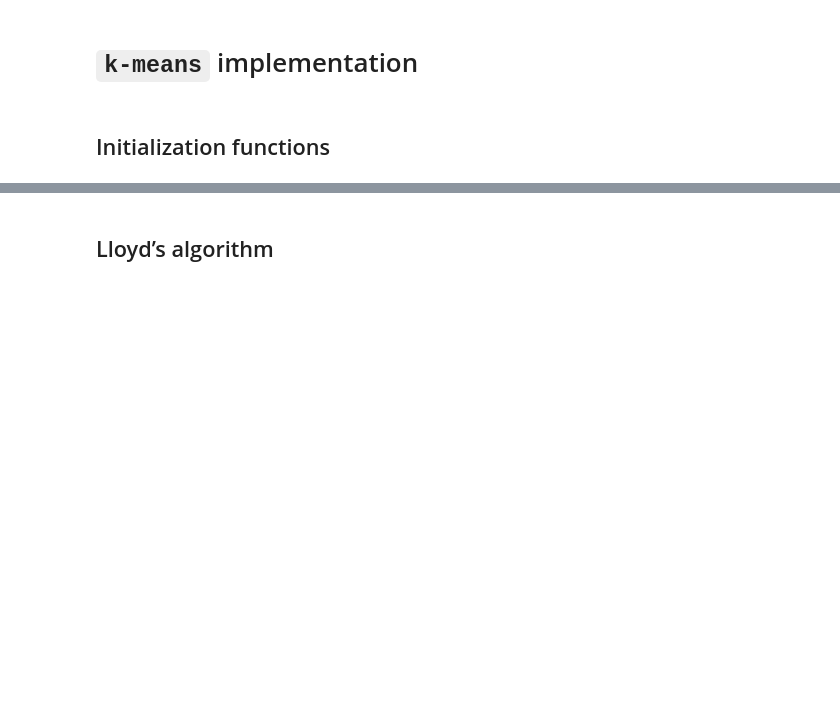
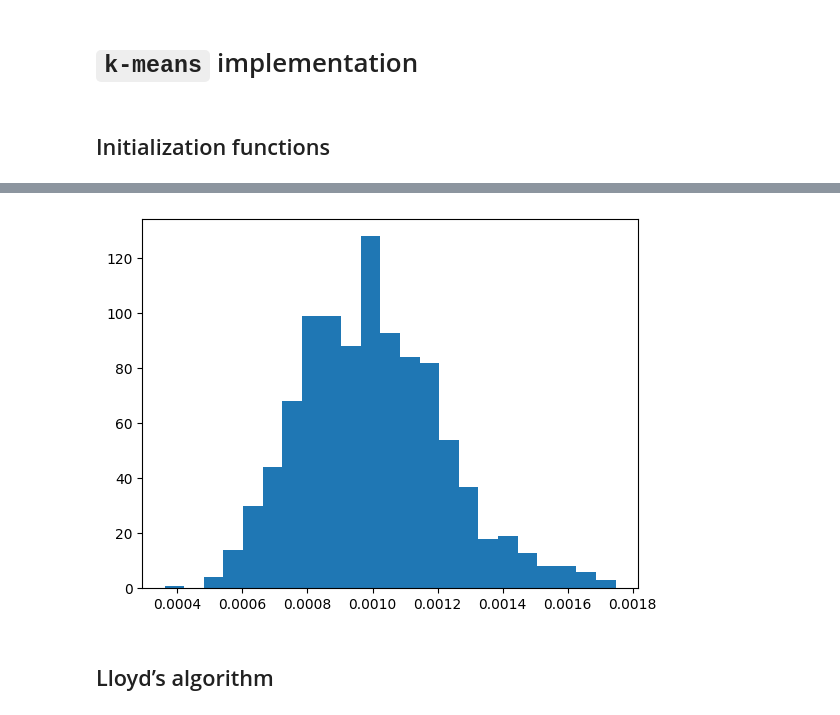
Before and after one commit to group9ine/distributed-k-means, a Jupyter notebook: notebooks/parallel_kmeans.ipynb, the cells around one changed output, grey strips where cells are left out. Saved outputs shown, nothing was run; the diff lists cells and outputs as text; code cells hidden in the pictures; blank space fills up the shorter version.

```diff
--- a/notebooks/parallel_kmeans.ipynb
+++ b/notebooks/parallel_kmeans.ipynb
@@ -116,3 +181,17 @@ def stupid_init(rdd, n_clusters):
+# %%
+x = npr.normal(size=36)
+y = x + npr.normal(scale=4, size=(1000, 36))
+
+dist = [(s, np.sum((s - x)**2)) for s in y]
+
+cost = 0
+for i in range(len(dist)):
+    cost += dist[i][1]
+
+plt.hist(np.sum((y - x)**2, axis=1) / cost, bins="fd")
+plt.show()
+# %% [output]
+[figure, added]
 # %% [markdown]
 ## Lloyd’s algorithm
 # %%
```
Also changed, not shown: parts of 10 cells of this notebook.
